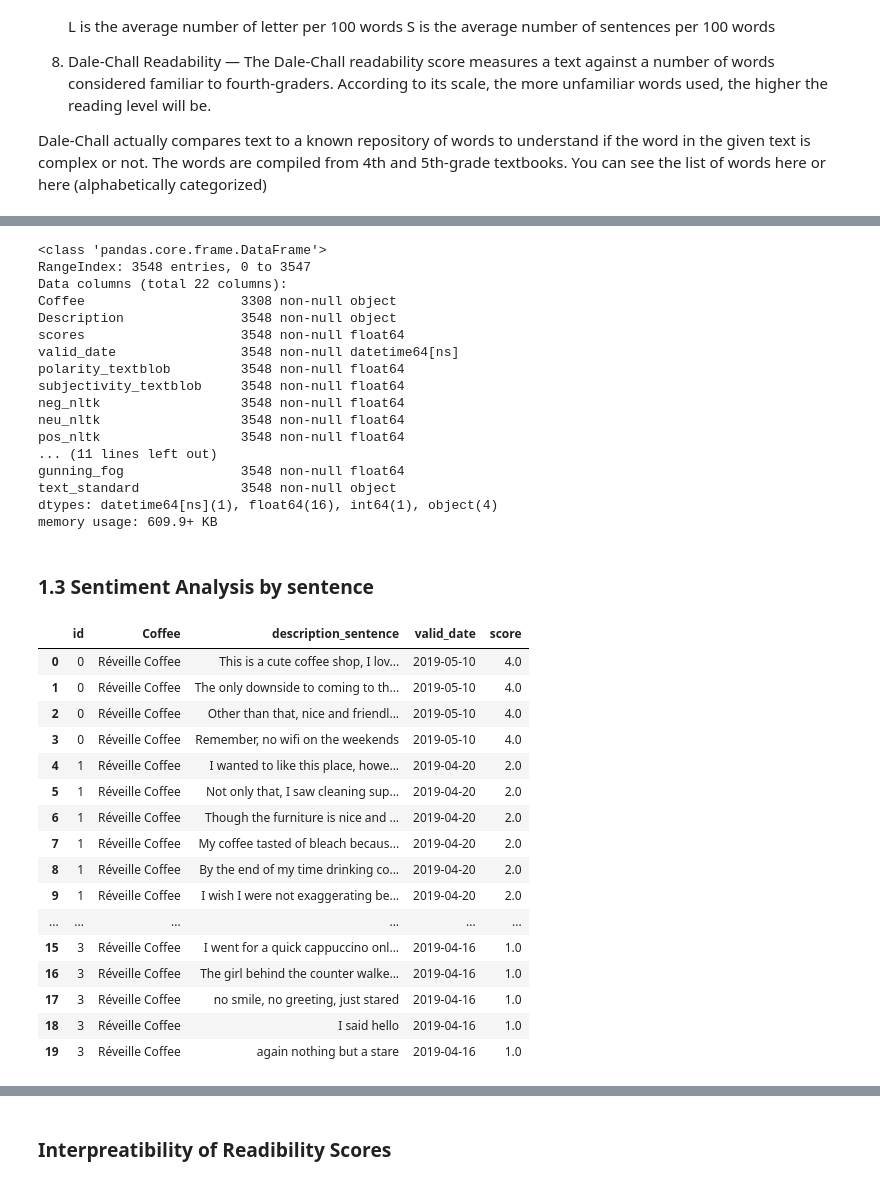
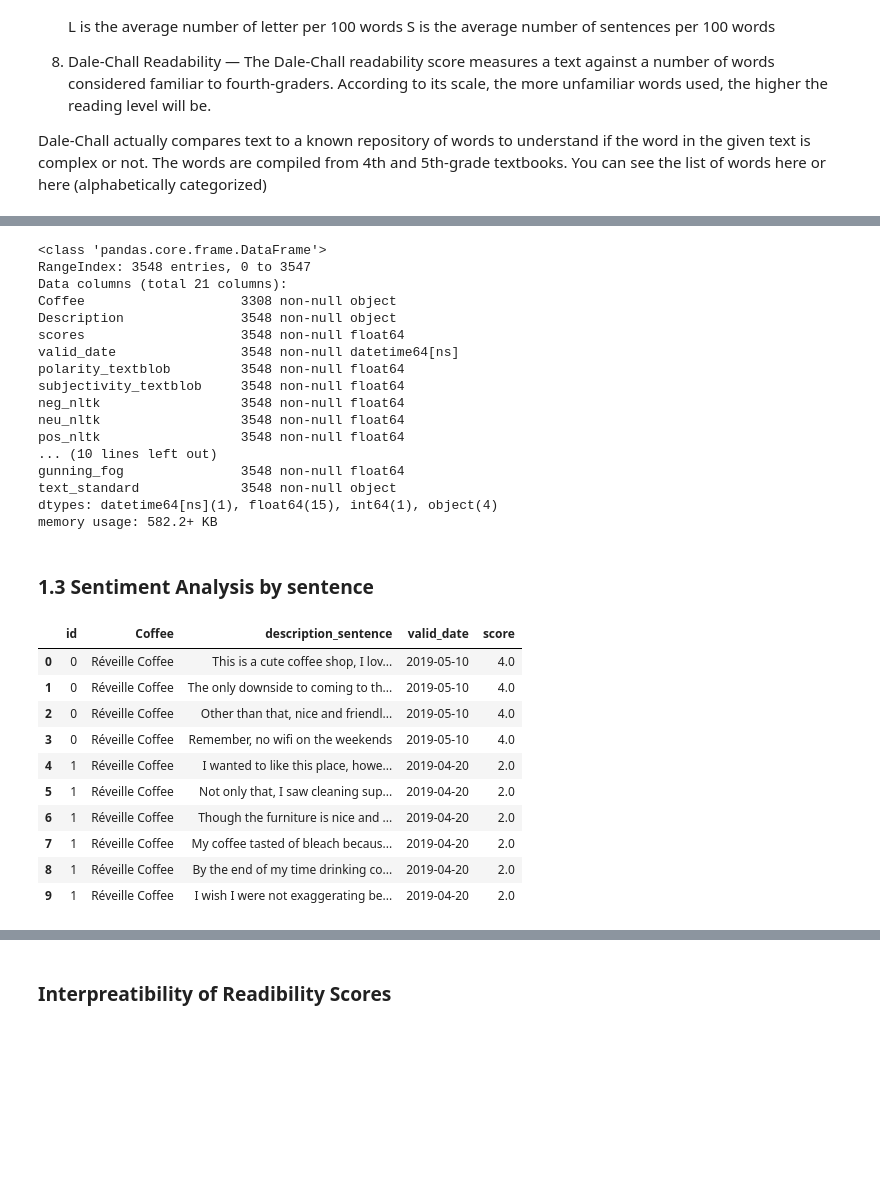
Before and after one commit to Daesparz/Capstone1, a Jupyter notebook: Data_Analysis/Extension_Exploratory_Data_Analysis.ipynb, the cells around one changed output, grey strips where cells are left out. Cells and saved outputs as stored; diff of their text form; code cells hidden in the pictures; blank space fills up the shorter version.

```diff
--- a/Data_Analysis/Extension_Exploratory_Data_Analysis.ipynb
+++ b/Data_Analysis/Extension_Exploratory_Data_Analysis.ipynb
@@ -158,8 +158,6 @@ df_reviews.Coffee[3528:3548] = 'Red Door 1'
 df_reviews.Coffee[2339:2359] = 'Martha & Brothers 1'
 df_reviews.Coffee[3042:3062] = 'Boba 1'
 df_reviews.Coffee[3102:3122] = 'Boba 2'
-# %%
-df_reviews.dropna(subset=['Coffee'], inplace=True)
 # %%
 df_reviews.info()
 # %% [output]
@@ -309,7 +289,7 @@ df_reviews.info()
 # %% [output]
 <class 'pandas.core.frame.DataFrame'>
 RangeIndex: 3548 entries, 0 to 3547
-Data columns (total 22 columns):
+Data columns (total 21 columns):
 Coffee                    3308 non-null object
 Description               3548 non-null object
 scores                    3548 non-null float64
@@ -319,11 +299,11 @@ subjectivity_textblob     3548 non-null float64
 neg_nltk                  3548 non-null float64
 neu_nltk                  3548 non-null float64
 pos_nltk                  3548 non-null float64
-... (11 lines left out)
+... (10 lines left out)
 gunning_fog               3548 non-null float64
 text_standard             3548 non-null object
-dtypes: datetime64[ns](1), float64(16), int64(1), object(4)
-memory usage: 609.9+ KB
+dtypes: datetime64[ns](1), float64(15), int64(1), object(4)
+memory usage: 582.2+ KB
 # %% [markdown]
 ### 1.3 Sentiment Analysis by sentence
 # %%
@@ -342,25 +322,19 @@ for i, review in enumerate(df_reviews.Description):
 # %%
 df_review_sentences = pd.DataFrame(data=d)
 # %%
-df_review_sentences.head(20)
+df_review_sentences.head(10)
 # %% [output]
 |  | id | Coffee | description_sentence | valid_date | score |
 | 0 | 0 | Réveille Coffee | This is a cute coffee shop, I lov... | 2019-05-10 | 4.0 |
 | 1 | 0 | Réveille Coffee | The only downside to coming to th... | 2019-05-10 | 4.0 |
 | 2 | 0 | Réveille Coffee | Other than that, nice and friendl... | 2019-05-10 | 4.0 |
 | 3 | 0 | Réveille Coffee | Remember, no wifi on the weekends | 2019-05-10 | 4.0 |
 | 4 | 1 | Réveille Coffee | I wanted to like this place, howe... | 2019-04-20 | 2.0 |
 | 5 | 1 | Réveille Coffee | Not only that, I saw cleaning sup... | 2019-04-20 | 2.0 |
 | 6 | 1 | Réveille Coffee | Though the furniture is nice and ... | 2019-04-20 | 2.0 |
 | 7 | 1 | Réveille Coffee | My coffee tasted of bleach becaus... | 2019-04-20 | 2.0 |
 | 8 | 1 | Réveille Coffee | By the end of my time drinking co... | 2019-04-20 | 2.0 |
 | 9 | 1 | Réveille Coffee | I wish I were not exaggerating be... | 2019-04-20 | 2.0 |
-| ... | ... | ... | ... | ... | ... |
-| 15 | 3 | Réveille Coffee | I went for a quick cappuccino onl... | 2019-04-16 | 1.0 |
-| 16 | 3 | Réveille Coffee | The girl behind the counter walke... | 2019-04-16 | 1.0 |
-| 17 | 3 | Réveille Coffee | no smile, no greeting, just stared | 2019-04-16 | 1.0 |
-| 18 | 3 | Réveille Coffee | I said hello | 2019-04-16 | 1.0 |
-| 19 | 3 | Réveille Coffee | again nothing but a stare | 2019-04-16 | 1.0 |
 # %%
 df_review_sentences['polarity_textblob'] = [sentiment_parameters_textblob(s)[0]
                                             for s in df_review_sentences['description_sentence']]
```
Also changed, not shown: parts of 23 cells of this notebook.
